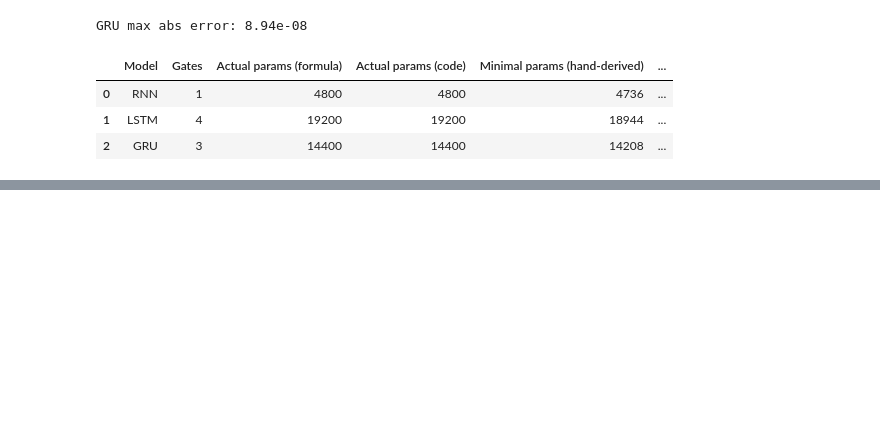
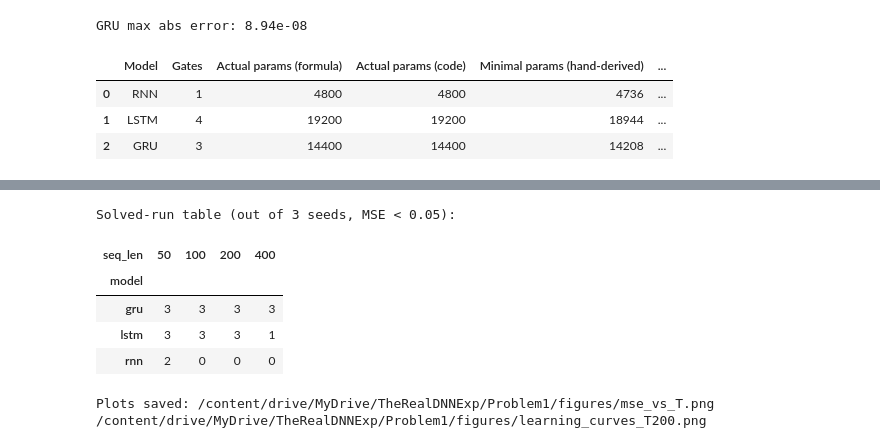
Before and after one commit to NMTechie/MyExpWithML, a Jupyter notebook: TheRealDNNExp/Problem1/problem1.ipynb, the cells around one changed output, grey strips where cells are left out. Saved outputs shown, nothing was run; the diff lists cells and outputs as text; code cells hidden in the pictures; blank space fills up the shorter version.

```diff
--- a/TheRealDNNExp/Problem1/problem1.ipynb
+++ b/TheRealDNNExp/Problem1/problem1.ipynb
@@ -481,0 +754,34 @@ verification_table
+# %%
+# Solved-run table (MSE < 0.05)
+adding_df["solved"] = adding_df["test_mse"] < 0.05
+solved_table = (
+    adding_df.groupby(["model", "seq_len"])["solved"]
+    .sum()
+    .reset_index()
+    .pivot(index="model", columns="seq_len", values="solved")
+)
+print("Solved-run table (out of 3 seeds, MSE < 0.05):")
+solved_table
+# %% [output]
+Solved-run table (out of 3 seeds, MSE < 0.05):
+| seq_len | 50 | 100 | 200 | 400 |
+| model |  |  |  |  |
+| gru | 3 | 3 | 3 | 3 |
+| lstm | 3 | 3 | 3 | 1 |
+| rnn | 2 | 0 | 0 | 0 |
+# %%
+FIGURES_DIR = os.path.join(PROJECT_ROOT, "Problem1", "figures")
+
+mse_vs_t_path = os.path.join(FIGURES_DIR, "mse_vs_T.png")
+plot_mse_vs_t(summary_df, "Test MSE vs Sequence Length T", mse_vs_t_path)
+
+learning_curves_path = os.path.join(FIGURES_DIR, f"learning_curves_T{LEARNING_CURVE_T}.png")
+plot_learning_curves(
+    learning_curve_histories,
+    f"Learning Curves at T={LEARNING_CURVE_T} (seed={LEARNING_CURVE_SEED})",
+    learning_curves_path,
+)
+
+print("Plots saved:", mse_vs_t_path, learning_curves_path)
+# %% [output]
+Plots saved: /content/drive/MyDrive/TheRealDNNExp/Problem1/figures/mse_vs_T.png /content/drive/MyDrive/TheRealDNNExp/Problem1/figures/learning_curves_T200.png
```
Also changed, not shown: parts of 28 cells of this notebook, 27 other files.
